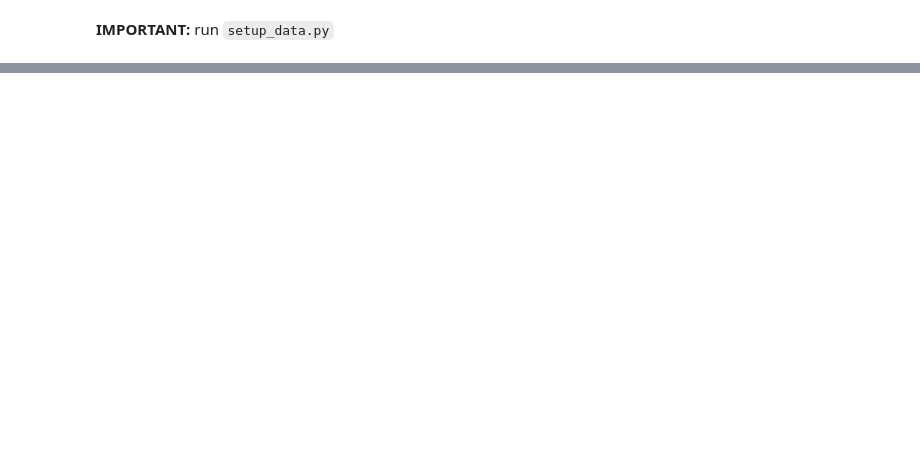
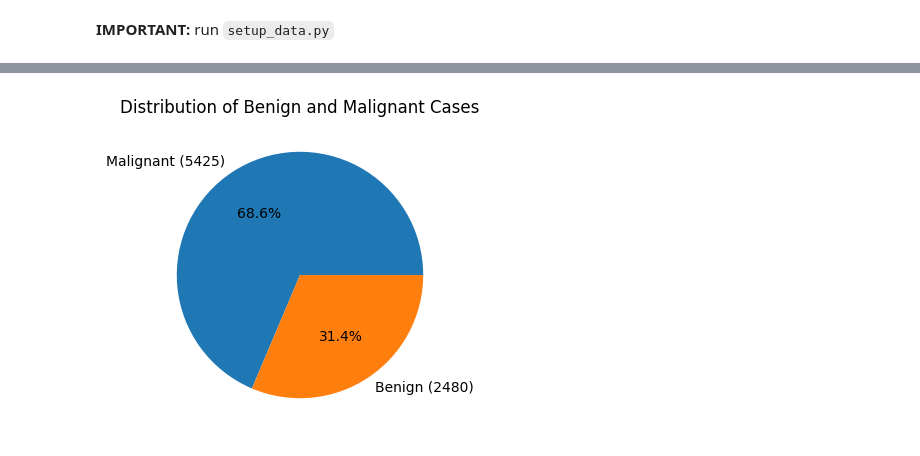
Before and after one commit to master-boda/Deep-Learning, a Jupyter notebook: data_exploration.ipynb, the cells around one changed output, grey strips where cells are left out. Saved outputs shown, nothing was run; the diff lists cells and outputs as text; code cells hidden in the pictures; blank space fills up the shorter version.

```diff
--- a/data_exploration.ipynb
+++ b/data_exploration.ipynb
@@ -102,0 +84,8 @@ max     700.0   460.000000
+# %%
+class_counts = img_metadata_df['Benign or Malignant'].value_counts()
+class_counts.plot(kind='pie', figsize=(8, 4), autopct='%1.1f%%', labels=[f'{label} ({count})' for label, count in zip(class_counts.index, class_counts)])
+plt.ylabel('')
+plt.title('Distribution of Benign and Malignant Cases')
+plt.show()
+# %% [output]
+[figure, added]
```
Also changed, not shown: parts of 5 cells of this notebook.
